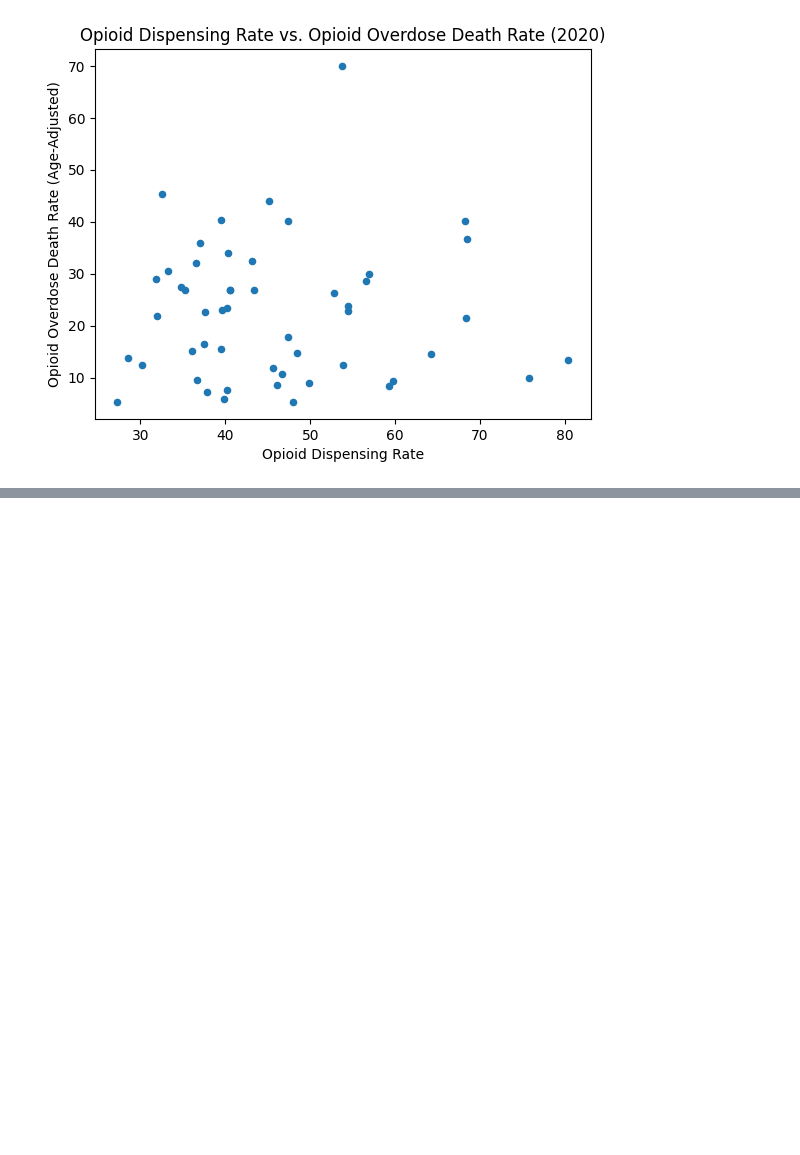
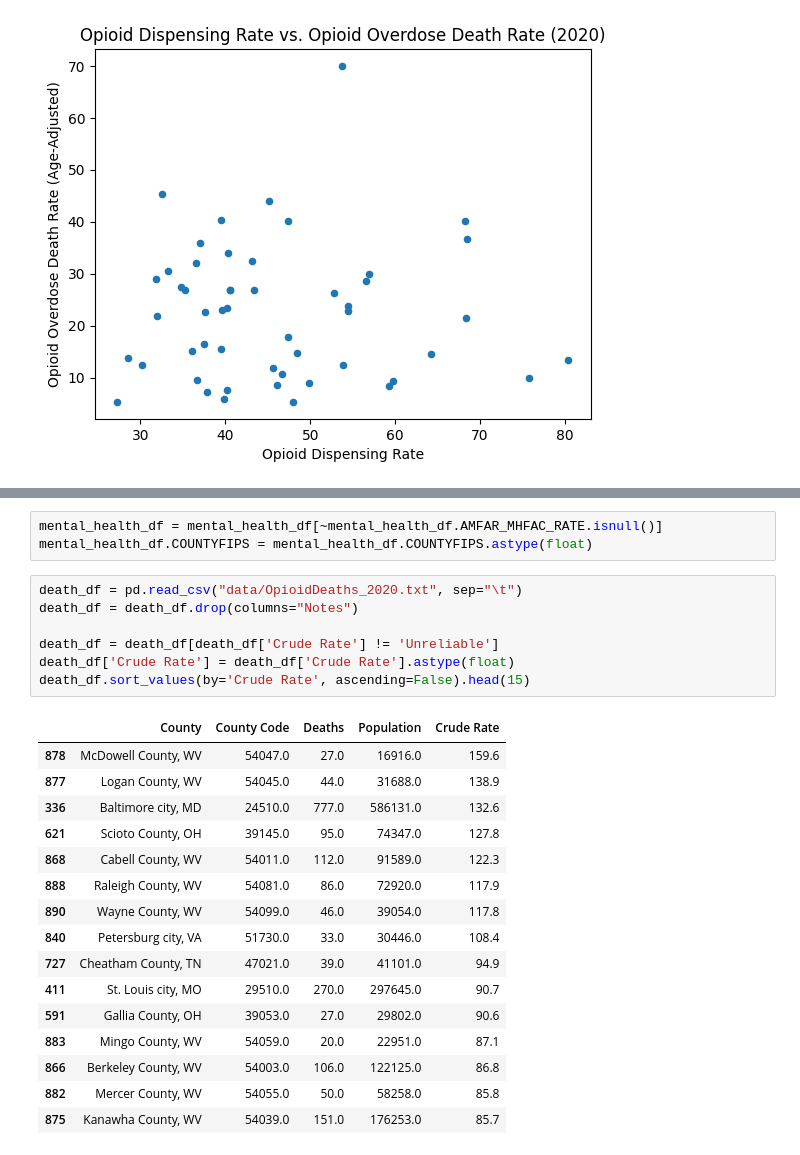
Before and after one commit to Ludougan123234/624-project, a Jupyter notebook: state_level_analysis.ipynb, the cells around one changed output, grey strips where cells are left out. Saved outputs shown, nothing was run; the diff lists cells and outputs as text; blank space fills up the shorter version.

```diff
--- a/state_level_analysis.ipynb
+++ b/state_level_analysis.ipynb
@@ -94,0 +129,27 @@ Text(0.5, 0, 'Opioid Dispensing Rate')
+# %%
+mental_health_df = mental_health_df[~mental_health_df.AMFAR_MHFAC_RATE.isnull()]
+mental_health_df.COUNTYFIPS = mental_health_df.COUNTYFIPS.astype(float)
+# %%
+death_df = pd.read_csv("data/OpioidDeaths_2020.txt", sep="\t")
+death_df = death_df.drop(columns="Notes")
+
+death_df = death_df[death_df['Crude Rate'] != 'Unreliable']
+death_df['Crude Rate'] = death_df['Crude Rate'].astype(float)
+death_df.sort_values(by='Crude Rate', ascending=False).head(15)
+# %% [output]
+|  | County | County Code | Deaths | Population | Crude Rate |
+| 878 | McDowell County, WV | 54047.0 | 27.0 | 16916.0 | 159.6 |
+| 877 | Logan County, WV | 54045.0 | 44.0 | 31688.0 | 138.9 |
+| 336 | Baltimore city, MD | 24510.0 | 777.0 | 586131.0 | 132.6 |
+| 621 | Scioto County, OH | 39145.0 | 95.0 | 74347.0 | 127.8 |
+| 868 | Cabell County, WV | 54011.0 | 112.0 | 91589.0 | 122.3 |
+| 888 | Raleigh County, WV | 54081.0 | 86.0 | 72920.0 | 117.9 |
+| 890 | Wayne County, WV | 54099.0 | 46.0 | 39054.0 | 117.8 |
+| 840 | Petersburg city, VA | 51730.0 | 33.0 | 30446.0 | 108.4 |
+| 727 | Cheatham County, TN | 47021.0 | 39.0 | 41101.0 | 94.9 |
+| 411 | St. Louis city, MO | 29510.0 | 270.0 | 297645.0 | 90.7 |
+| 591 | Gallia County, OH | 39053.0 | 27.0 | 29802.0 | 90.6 |
+| 883 | Mingo County, WV | 54059.0 | 20.0 | 22951.0 | 87.1 |
+| 866 | Berkeley County, WV | 54003.0 | 106.0 | 122125.0 | 86.8 |
+| 882 | Mercer County, WV | 54055.0 | 50.0 | 58258.0 | 85.8 |
+| 875 | Kanawha County, WV | 54039.0 | 151.0 | 176253.0 | 85.7 |
```
Also changed, not shown: parts of 9 cells of this notebook.
